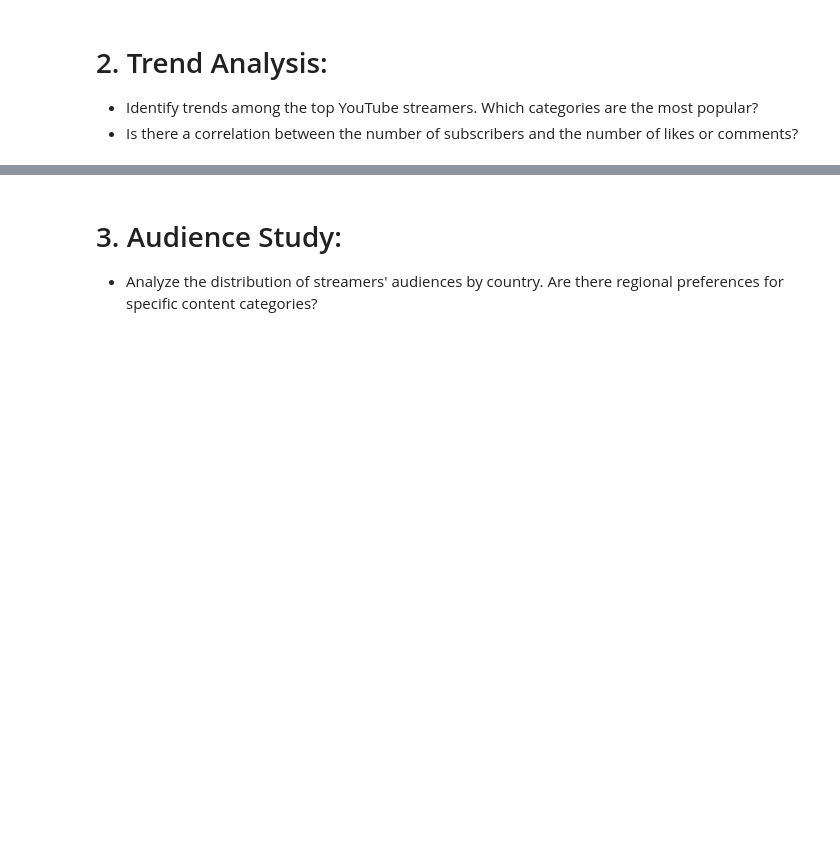
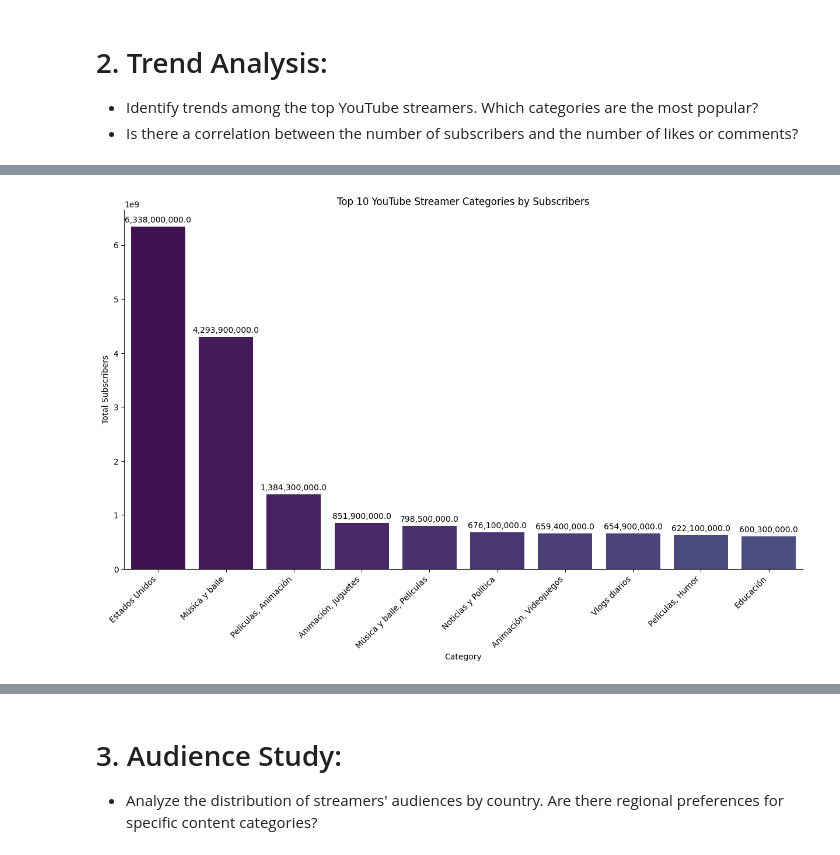
Before and after one commit to AndheraYoddha/-TASK-INTERN-CAREER, a Jupyter notebook: Youtube_Streamer.ipynb, the cells around one changed output, grey strips where cells are left out. Cells and saved outputs as stored; diff of their text form; code cells hidden in the pictures; blank space fills up the shorter version.

Commit message:
Update to Task 3 - Q1. Have completed Data Exploration and Data Cleaning,  now analyzing the dataset

```diff
--- a/Youtube_Streamer.ipynb
+++ b/Youtube_Streamer.ipynb
@@ -79,0 +160,2 @@ yt.describe()
+# %%
+df['Country']=df['Country'].replace('Unknown',np.nan)
@@ -80 +173,7 @@ yt.describe()
+# %%
+mode_country = df['Country'].mode()[0]
+df['Country'] = df['Country'].fillna(mode_country)
+# %%
+mode_category=df['Categories'].mode()[0]
+df['Categories']=df['Categories'].fillna(mode_country)
 # %%
@@ -159,0 +205,2 @@ Name: Comments, dtype: float64
+# %%
+category_subs=df.groupby('Categories')['Suscribers'].sum().reset_index()#category famous in terms of subscribers
@@ -159,0 +209,27 @@ Name: Comments, dtype: float64
+# %%
+sorted_data = category_subs.sort_values(by='Suscribers', ascending=False)
+
+# Set a custom color palette for the plot
+colors = sns.color_palette("viridis", len(sorted_data['Categories']))
+
+# Create a bar plot with Seaborn for better aesthetics
+plt.figure(figsize=(15, 8))
+sns.barplot(x='Categories', y='Suscribers', data=sorted_data.head(10), palette=colors)
+
+# Rotate x-axis labels for better readability
+plt.xticks(rotation=45, ha='right')
+
+plt.title('Top 10 YouTube Streamer Categories by Subscribers')
+plt.xlabel('Category')
+plt.ylabel('Total Subscribers')
+
+# Add value annotations on top of each bar
+for i, value in enumerate(sorted_data['Suscribers'].head(10)):
+    plt.text(i, value + 0.5e8, f'{value:,}', ha='center', va='bottom', fontsize=10)
+
+# Remove the top and right spines for a cleaner look
+sns.despine(top=True, right=True)
+
+plt.show()
+# %% [output]
+[figure, added]
```
Also changed, not shown: parts of 46 cells of this notebook.
